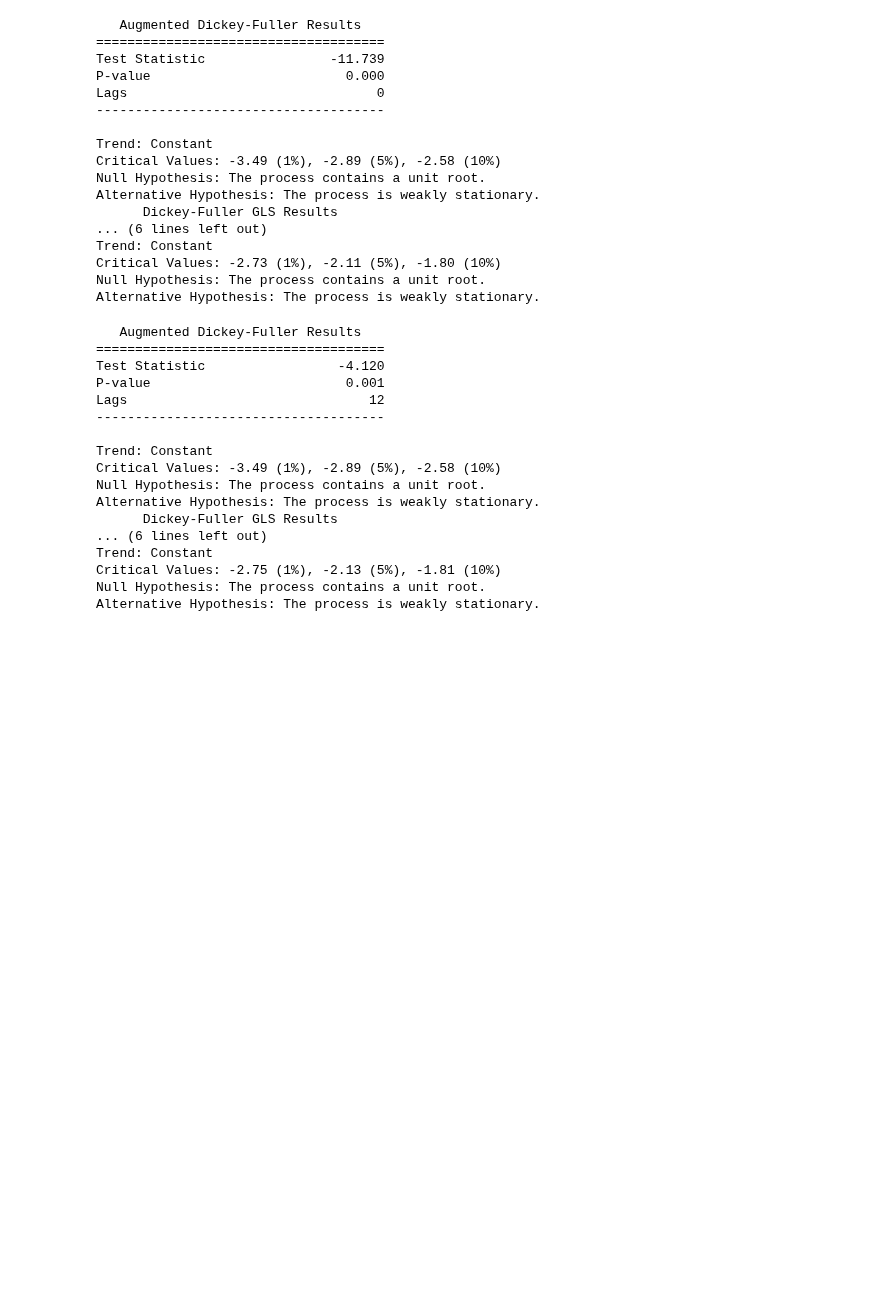
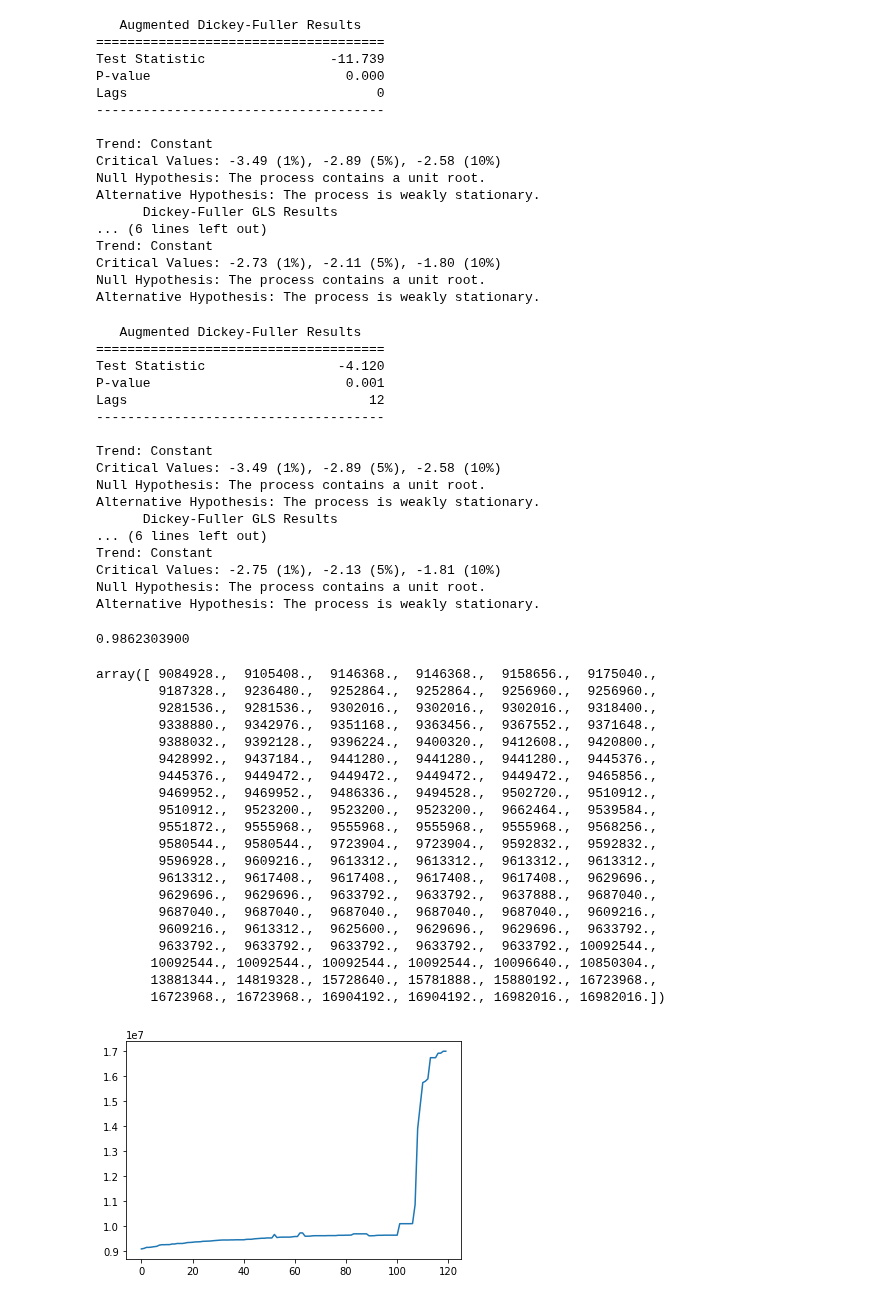
Before and after one commit to ai4sre/meltria-analyzer, a Jupyter notebook: notebooks/verify_adf_test.ipynb, the cells around one changed output. Cells and saved outputs as stored; diff of their text form; code cells hidden in the pictures; blank space fills up the shorter version.

Commit message:
notebooks: update verify_adf_test

```diff
--- a/notebooks/verify_adf_test.ipynb
+++ b/notebooks/verify_adf_test.ipynb
@@ -344,3 +344,35 @@ filepath = '/tmp/sockshop/metrics-b2qdj-retrievd_20210904/2021-08-18-argowf-chao
 data_df, _, metrics_meta = tsdr.read_metrics_json(filepath)
 print(ADF(data_df['s-front-end_latency']))
 print(DFGLS(data_df['s-front-end_latency']))
+# %%
+# try AR(1) DF test
+
+filepath = '/tmp/sockshop/metrics-b2qdj-retrievd_20210904/2021-08-18-argowf-chaos-b2qdj-catalogue_pod-memory-hog_2.json'
+data_df, _, metrics_meta = tsdr.read_metrics_json(filepath)
+series = data_df['c-catalogue_memory_working_set_bytes'].to_numpy()
+plt.plot(series)
+print(f"{adfuller(series, maxlag=1, autolag=None)[1]:.10f}") # p_value
+series
+# %% [output]
+0.9862303900
+array([ 9084928.,  9105408.,  9146368.,  9146368.,  9158656.,  9175040.,
+        9187328.,  9236480.,  9252864.,  9252864.,  9256960.,  9256960.,
+        9281536.,  9281536.,  9302016.,  9302016.,  9302016.,  9318400.,
+        9338880.,  9342976.,  9351168.,  9363456.,  9367552.,  9371648.,
+        9388032.,  9392128.,  9396224.,  9400320.,  9412608.,  9420800.,
+        9428992.,  9437184.,  9441280.,  9441280.,  9441280.,  9445376.,
+        9445376.,  9449472.,  9449472.,  9449472.,  9449472.,  9465856.,
+        9469952.,  9469952.,  9486336.,  9494528.,  9502720.,  9510912.,
+        9510912.,  9523200.,  9523200.,  9523200.,  9662464.,  9539584.,
+        9551872.,  9555968.,  9555968.,  9555968.,  9555968.,  9568256.,
+        9580544.,  9580544.,  9723904.,  9723904.,  9592832.,  9592832.,
+        9596928.,  9609216.,  9613312.,  9613312.,  9613312.,  9613312.,
+        9613312.,  9617408.,  9617408.,  9617408.,  9617408.,  9629696.,
+        9629696.,  9629696.,  9633792.,  9633792.,  9637888.,  9687040.,
+        9687040.,  9687040.,  9687040.,  9687040.,  9687040.,  9609216.,
+        9609216.,  9613312.,  9625600.,  9629696.,  9629696.,  9633792.,
+        9633792.,  9633792.,  9633792.,  9633792.,  9633792., 10092544.,
+       10092544., 10092544., 10092544., 10092544., 10096640., 10850304.,
+       13881344., 14819328., 15728640., 15781888., 15880192., 16723968.,
+       16723968., 16723968., 16904192., 16904192., 16982016., 16982016.])
+[figure, added]
```
